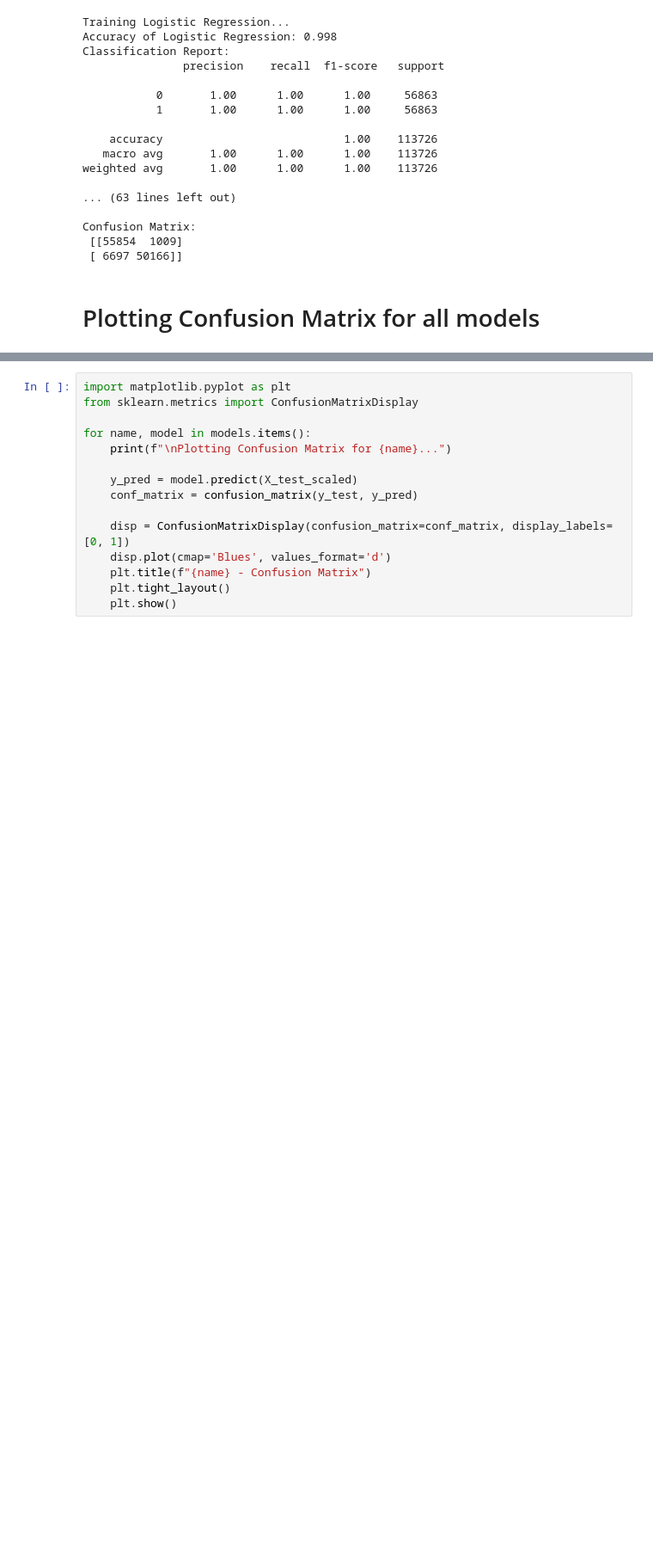
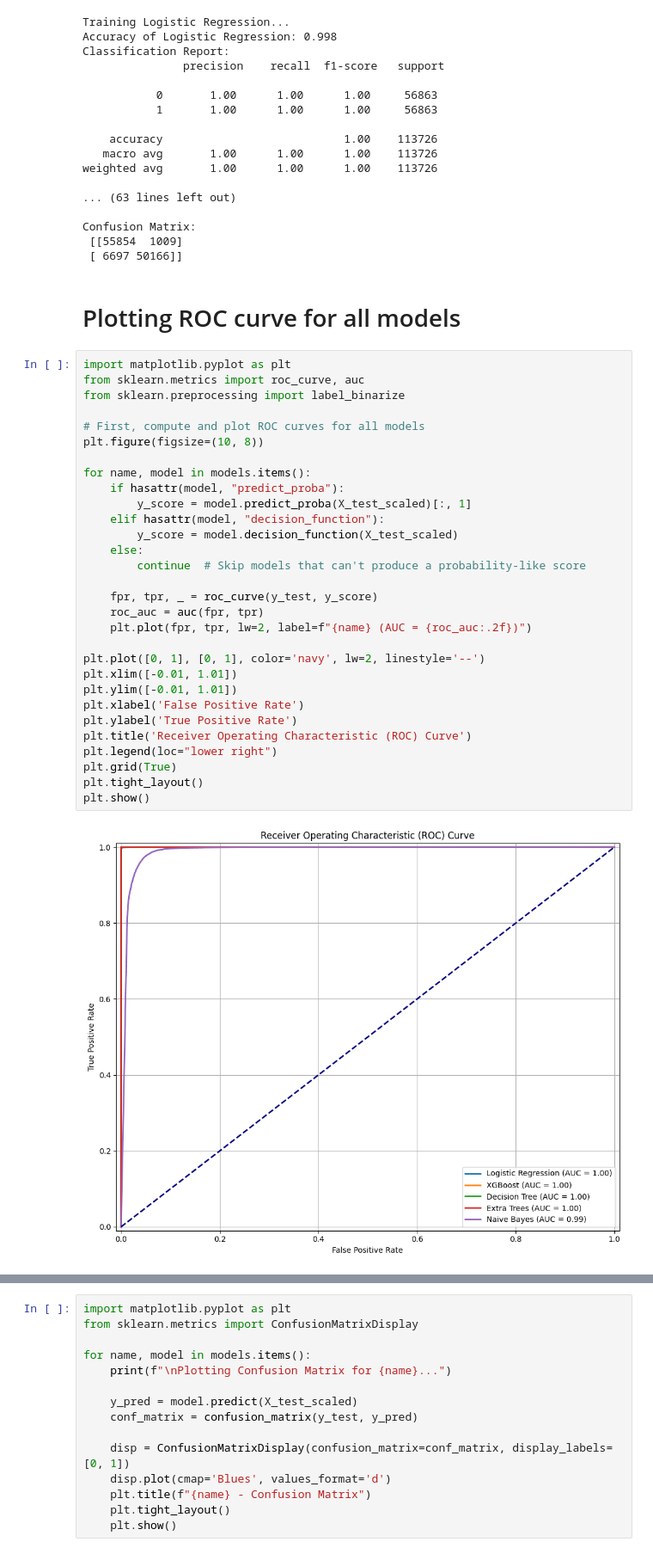
Before and after one commit to Fauzan555/Credit_card_fraud_detection, a Jupyter notebook: credit_card_fraud_detection.ipynb, the cells around one changed output, grey strips where cells are left out. Shown: that part at 86% size. Saved outputs shown, nothing was run; the diff lists cells and outputs as text; blank space fills up the shorter version.

```diff
--- a/credit_card_fraud_detection.ipynb
+++ b/credit_card_fraud_detection.ipynb
@@ -132,4 +132,36 @@ Confusion Matrix:
  [[55854  1009]
  [ 6697 50166]]
 # %% [markdown]
-# Plotting Confusion Matrix for all models
+# Plotting ROC curve for all models
+# %%
+import matplotlib.pyplot as plt
+from sklearn.metrics import roc_curve, auc
+from sklearn.preprocessing import label_binarize
+
+# First, compute and plot ROC curves for all models
+plt.figure(figsize=(10, 8))
+
+for name, model in models.items():
+    if hasattr(model, "predict_proba"):
+        y_score = model.predict_proba(X_test_scaled)[:, 1]
+    elif hasattr(model, "decision_function"):
+        y_score = model.decision_function(X_test_scaled)
+    else:
+        continue  # Skip models that can't produce a probability-like score
+
+    fpr, tpr, _ = roc_curve(y_test, y_score)
+    roc_auc = auc(fpr, tpr)
+    plt.plot(fpr, tpr, lw=2, label=f"{name} (AUC = {roc_auc:.2f})")
+
+plt.plot([0, 1], [0, 1], color='navy', lw=2, linestyle='--')
+plt.xlim([-0.01, 1.01])
+plt.ylim([-0.01, 1.01])
+plt.xlabel('False Positive Rate')
+plt.ylabel('True Positive Rate')
+plt.title('Receiver Operating Characteristic (ROC) Curve')
+plt.legend(loc="lower right")
+plt.grid(True)
+plt.tight_layout()
+plt.show()
+# %% [output]
+[figure, added]
```
Also changed, not shown: parts of 1 cell of this notebook.
